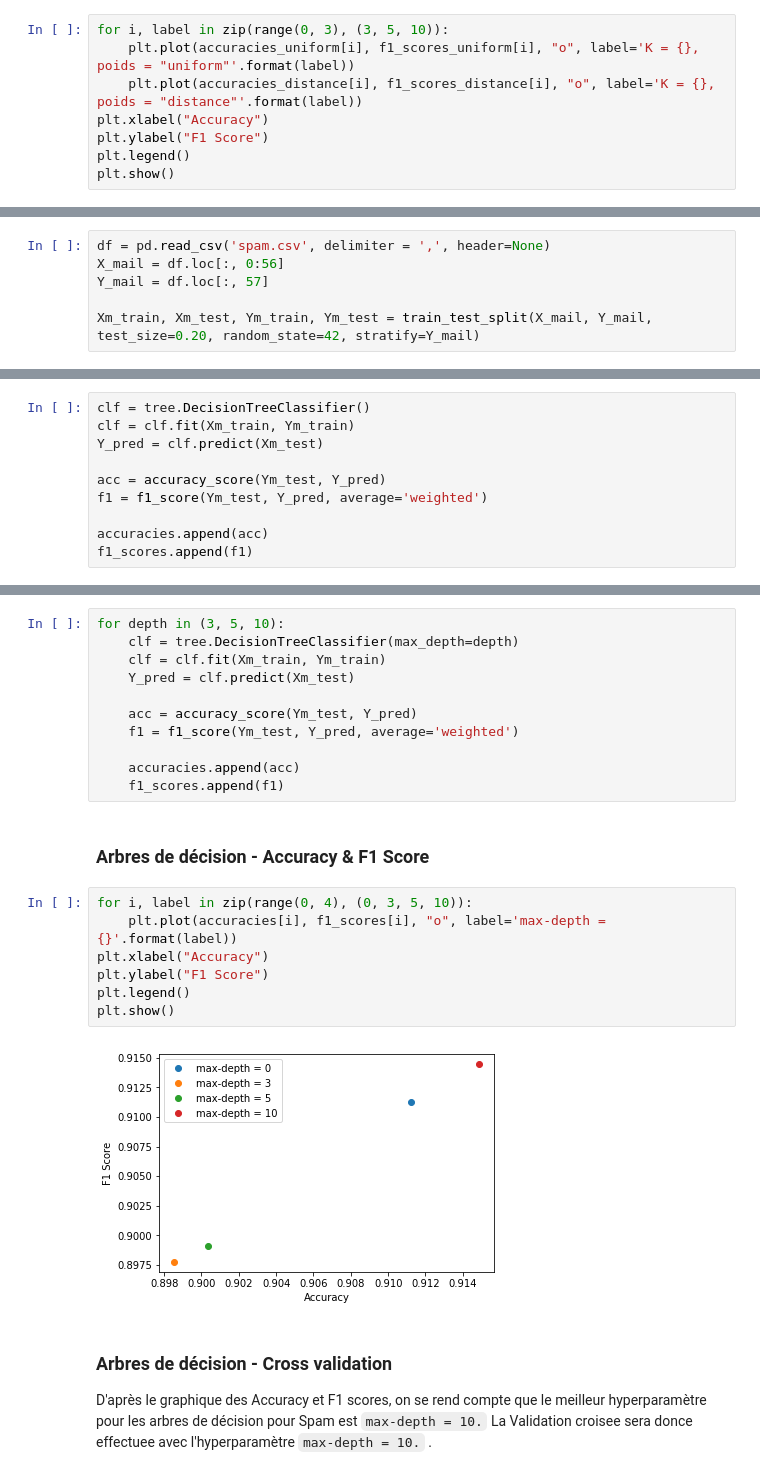
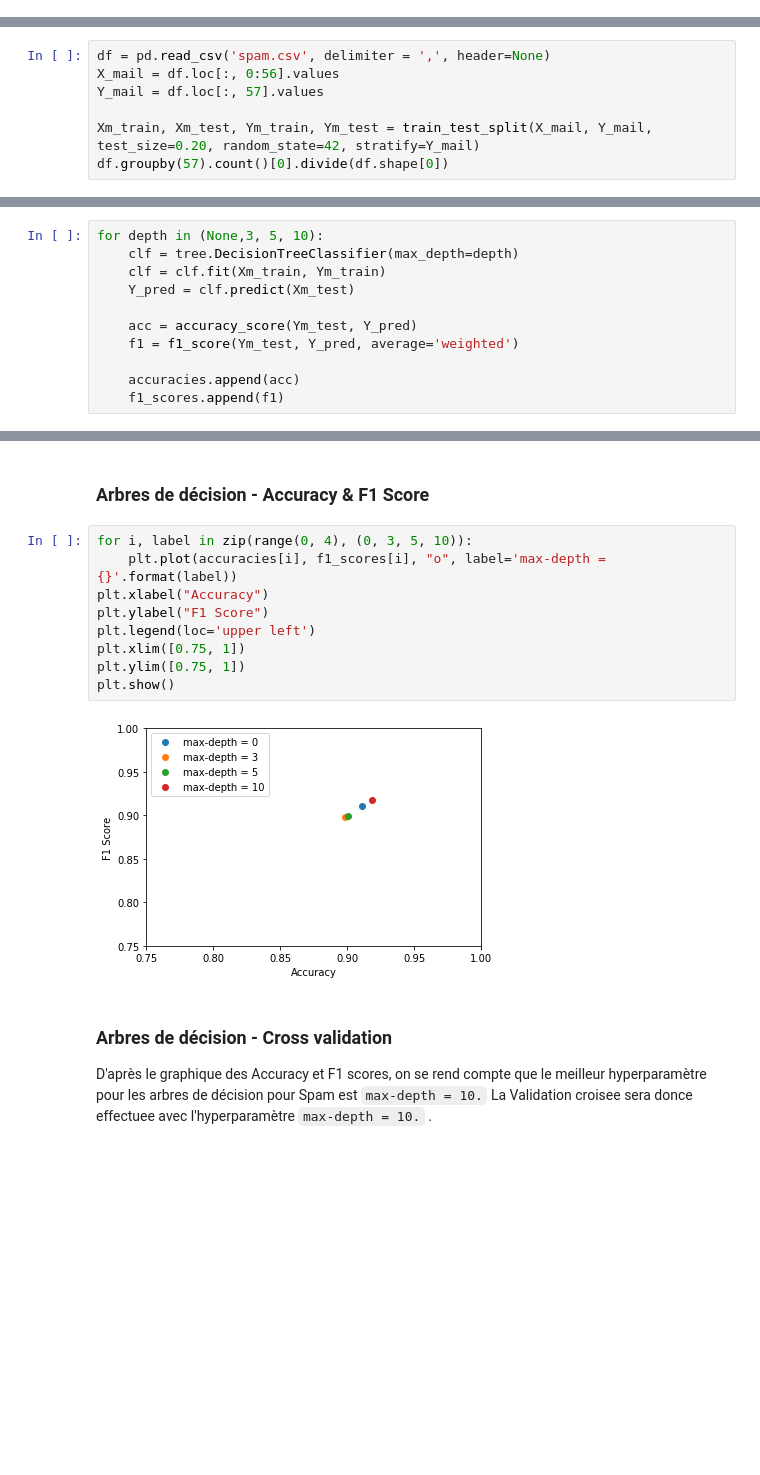
Before and after one commit to lodtan/gti770-tp2, a Jupyter notebook: GTI770-TP02.ipynb, the cells around one changed output, grey strips where cells are left out. Saved outputs shown, nothing was run; the diff lists cells and outputs as text; blank space fills up the shorter version.

```diff
--- a/GTI770-TP02.ipynb
+++ b/GTI770-TP02.ipynb
@@ -101,8 +37,0 @@ for n_neigh in (3, 5, 10):
-# %%
-for i, label in zip(range(0, 3), (3, 5, 10)):
-    plt.plot(accuracies_uniform[i], f1_scores_uniform[i], "o", label='K = {}, poids = "uniform"'.format(label))
-    plt.plot(accuracies_distance[i], f1_scores_distance[i], "o", label='K = {}, poids = "distance"'.format(label))
-plt.xlabel("Accuracy")
-plt.ylabel("F1 Score")
-plt.legend()
-plt.show()
@@ -112,7 +39,8 @@ plt.show()
 ## Spam
 # %%
 df = pd.read_csv('spam.csv', delimiter = ',', header=None)
-X_mail = df.loc[:, 0:56]
-Y_mail = df.loc[:, 57]
+X_mail = df.loc[:, 0:56].values
+Y_mail = df.loc[:, 57].values
 
 Xm_train, Xm_test, Ym_train, Ym_test = train_test_split(X_mail, Y_mail, test_size=0.20, random_state=42, stratify=Y_mail)
+df.groupby(57).count()[0].divide(df.shape[0])
@@ -125,10 +70,11 @@ f1_scores = []
 # %%
-clf = tree.DecisionTreeClassifier()
-clf = clf.fit(Xm_train, Ym_train)
-Y_pred = clf.predict(Xm_test)
+for depth in (None,3, 5, 10):
+    clf = tree.DecisionTreeClassifier(max_depth=depth)
+    clf = clf.fit(Xm_train, Ym_train)
+    Y_pred = clf.predict(Xm_test)
 
-acc = accuracy_score(Ym_test, Y_pred)
-f1 = f1_score(Ym_test, Y_pred, average='weighted')
+    acc = accuracy_score(Ym_test, Y_pred)
+    f1 = f1_score(Ym_test, Y_pred, average='weighted')
 
-accuracies.append(acc)
-f1_scores.append(f1)
+    accuracies.append(acc)
+    f1_scores.append(f1)
@@ -137,25 +81,16 @@ f1_scores.append(f1)
-# %%
-for depth in (3, 5, 10):
-    clf = tree.DecisionTreeClassifier(max_depth=depth)
-    clf = clf.fit(Xm_train, Ym_train)
-    Y_pred = clf.predict(Xm_test)
-
-    acc = accuracy_score(Ym_test, Y_pred)
-    f1 = f1_score(Ym_test, Y_pred, average='weighted')
-
-    accuracies.append(acc)
-    f1_scores.append(f1)
 # %% [markdown]
 ### Arbres de décision - Accuracy & F1 Score
 # %%
 for i, label in zip(range(0, 4), (0, 3, 5, 10)):
     plt.plot(accuracies[i], f1_scores[i], "o", label='max-depth = {}'.format(label))
 plt.xlabel("Accuracy")
 plt.ylabel("F1 Score")
-plt.legend()
+plt.legend(loc='upper left')
+plt.xlim([0.75, 1])
+plt.ylim([0.75, 1])
 plt.show()
 # %% [output]
-[figure, old version]
+[figure, new version]
 # %% [markdown]
 ### Arbres de décision - Cross validation
 
```
Also changed, not shown: parts of 49 cells of this notebook.
